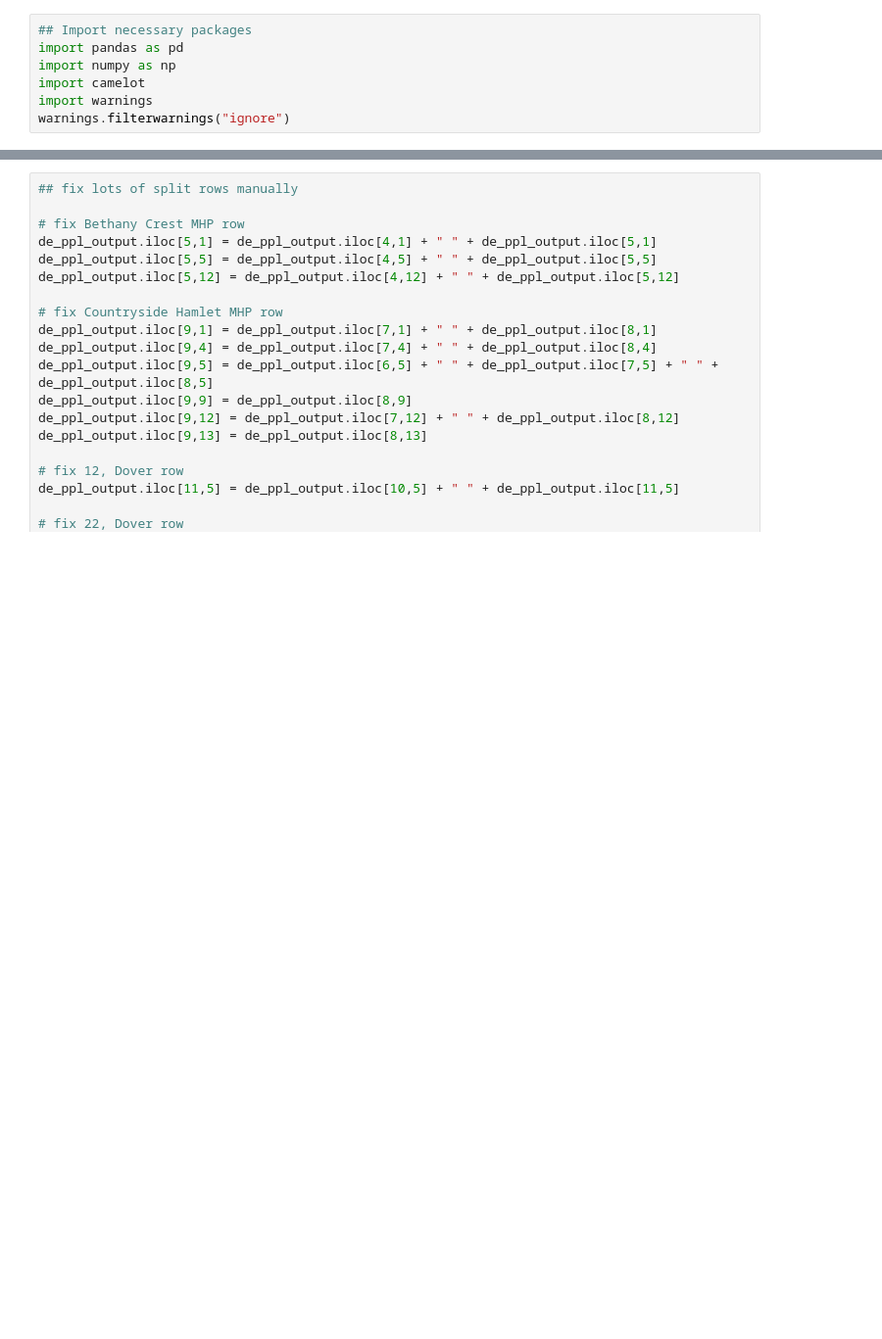
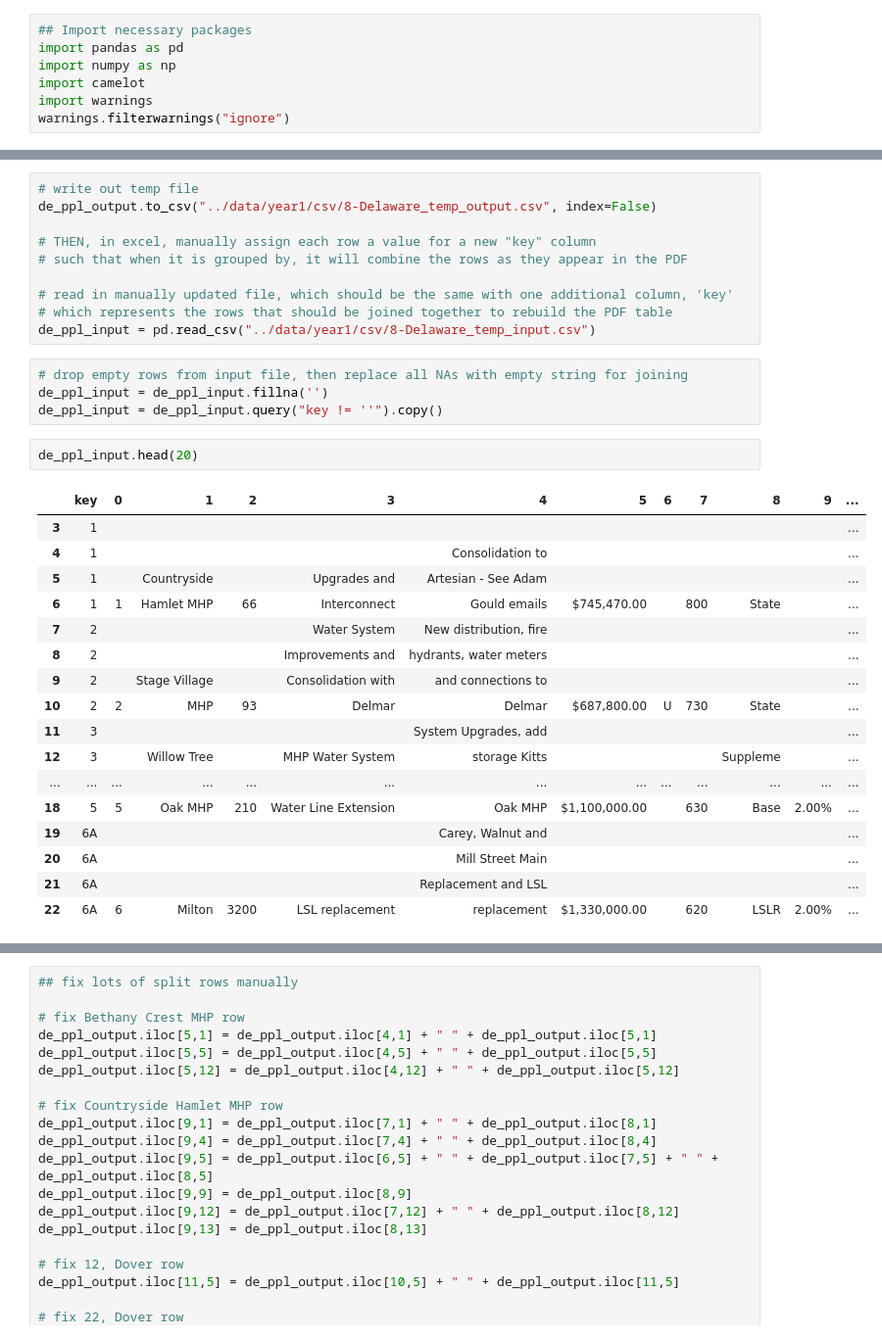
Before and after one commit to Environmental-Policy-Innovation-Center/dw-dashboard, a Jupyter notebook: pdf-parsing-code/parse-de.ipynb, the cells around one changed output, grey strips where cells are left out. Shown at 98% size. Drawn from its saved outputs; the diff is of its cells as text; blank space fills up the shorter version.

Commit message:
Scrape new DE applicant data

```diff
--- a/pdf-parsing-code/ppl-parse-de.ipynb
+++ b/pdf-parsing-code/parse-de.ipynb
@@ -7,0 +29,34 @@ warnings.filterwarnings("ignore")
+# %%
+# write out temp file
+de_ppl_output.to_csv("../data/year1/csv/8-Delaware_temp_output.csv", index=False)
+
+# THEN, in excel, manually assign each row a value for a new "key" column
+# such that when it is grouped by, it will combine the rows as they appear in the PDF
+
+# read in manually updated file, which should be the same with one additional column, 'key'
+# which represents the rows that should be joined together to rebuild the PDF table
+de_ppl_input = pd.read_csv("../data/year1/csv/8-Delaware_temp_input.csv")
+# %%
+# drop empty rows from input file, then replace all NAs with empty string for joining
+de_ppl_input = de_ppl_input.fillna('')
+de_ppl_input = de_ppl_input.query("key != ''").copy()
+# %%
+de_ppl_input.head(20)
+# %% [output]
+|  | key | 0 | 1 | 2 | 3 | 4 | 5 | 6 | 7 | 8 | 9 | ... |
+| 3 | 1 |  |  |  |  |  |  |  |  |  |  | ... |
+| 4 | 1 |  |  |  |  | Consolidation to |  |  |  |  |  | ... |
+| 5 | 1 |  | Countryside |  | Upgrades and | Artesian - See Adam |  |  |  |  |  | ... |
+| 6 | 1 | 1 | Hamlet MHP | 66 | Interconnect | Gould emails | $745,470.00 |  | 800 | State |  | ... |
+| 7 | 2 |  |  |  | Water System | New distribution, fire |  |  |  |  |  | ... |
+| 8 | 2 |  |  |  | Improvements and | hydrants, water meters |  |  |  |  |  | ... |
+| 9 | 2 |  | Stage Village |  | Consolidation with | and connections to |  |  |  |  |  | ... |
+| 10 | 2 | 2 | MHP | 93 | Delmar | Delmar | $687,800.00 | U | 730 | State |  | ... |
+| 11 | 3 |  |  |  |  | System Upgrades, add |  |  |  |  |  | ... |
+| 12 | 3 |  | Willow Tree |  | MHP Water System | storage Kitts |  |  |  | Suppleme |  | ... |
+| ... | ... | ... | ... | ... | ... | ... | ... | ... | ... | ... | ... | ... |
+| 18 | 5 | 5 | Oak MHP | 210 | Water Line Extension | Oak MHP | $1,100,000.00 |  | 630 | Base | 2.00% | ... |
+| 19 | 6A |  |  |  |  | Carey, Walnut and |  |  |  |  |  | ... |
+| 20 | 6A |  |  |  |  | Mill Street Main |  |  |  |  |  | ... |
+| 21 | 6A |  |  |  |  | Replacement and LSL |  |  |  |  |  | ... |
+| 22 | 6A | 6 | Milton | 3200 | LSL replacement | replacement | $1,330,000.00 |  | 620 | LSLR | 2.00% | ... |
```
Also changed, not shown: parts of 16 cells of this notebook, 3 other files.
